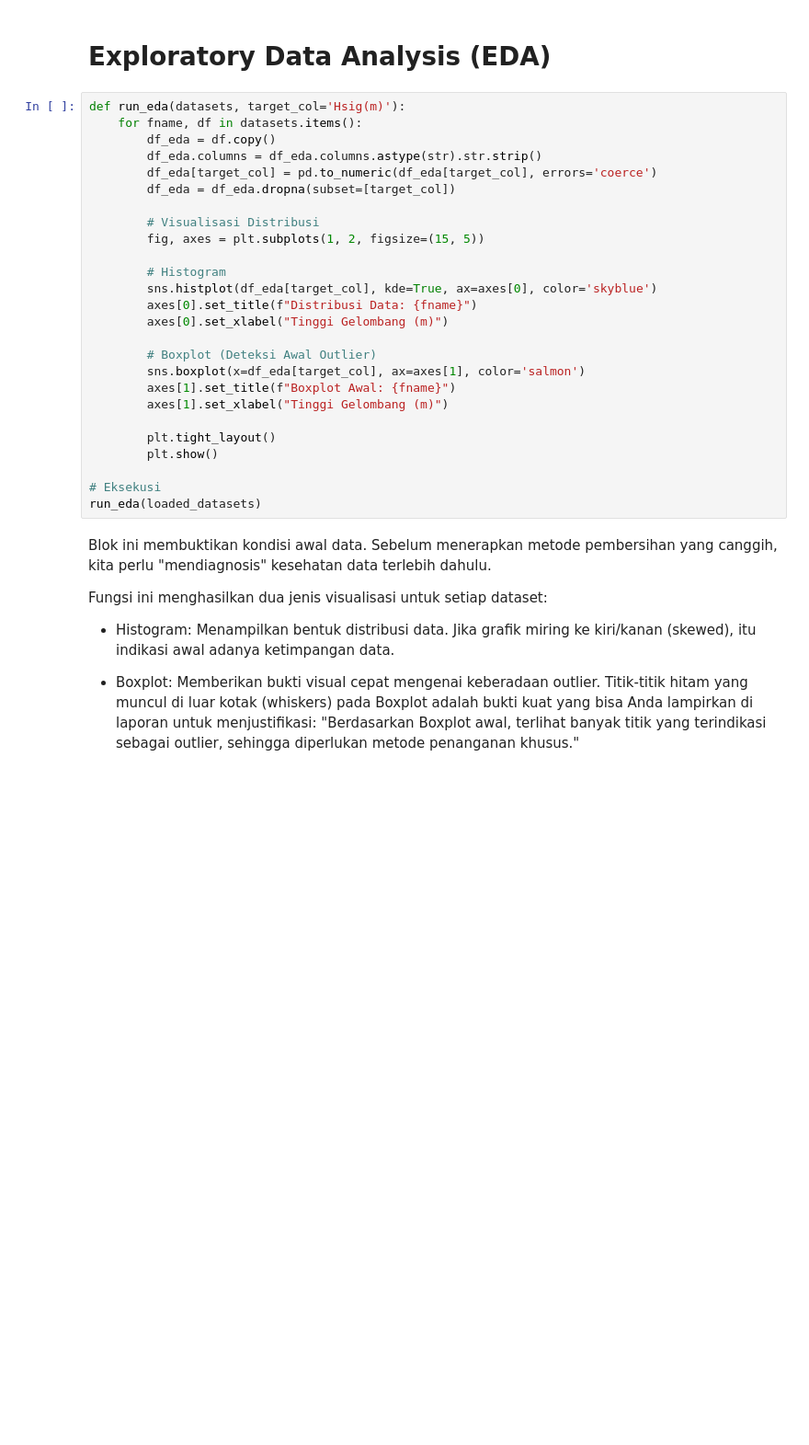
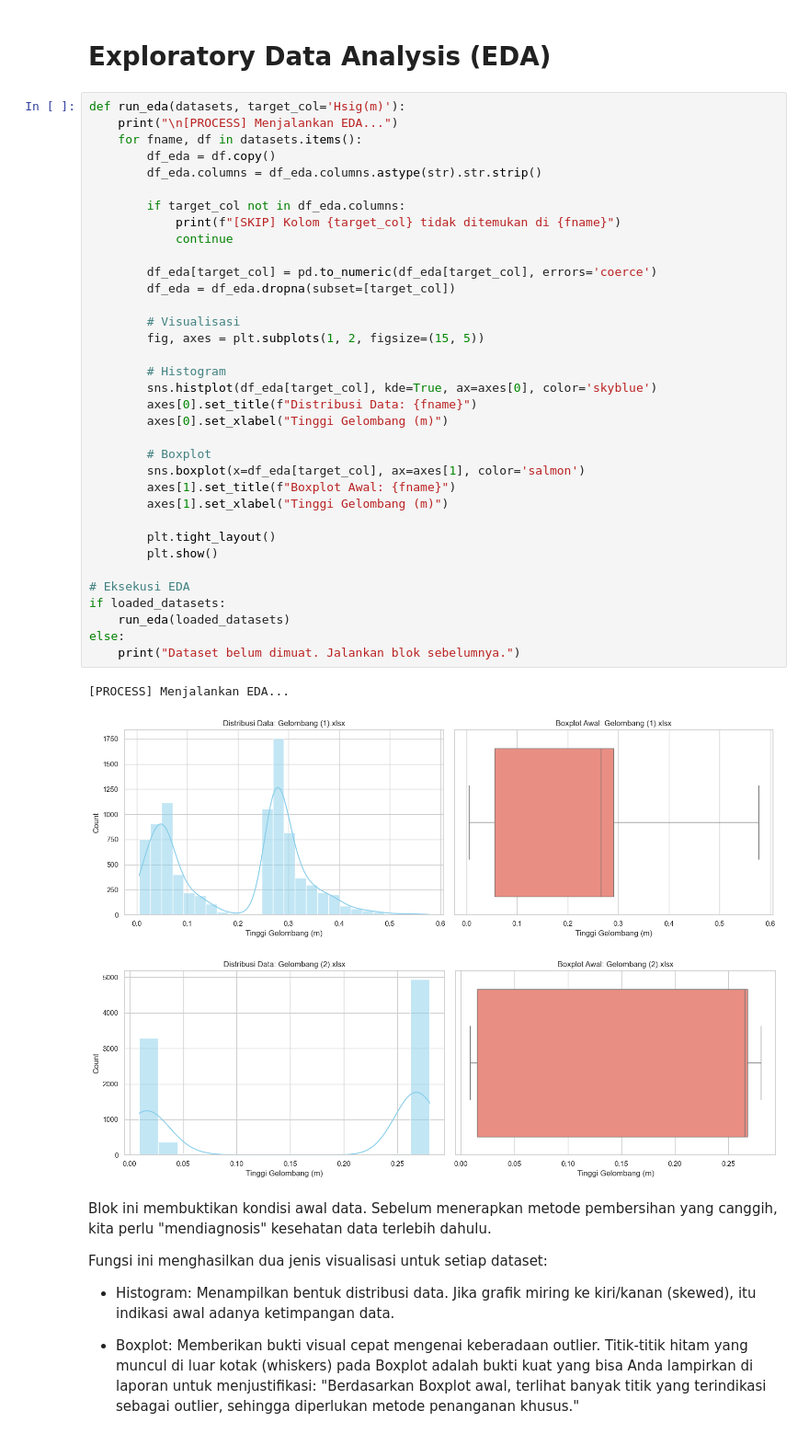
Before and after one commit to elkanajnrmanullang/TugasBesar_PenambanganData, a Jupyter notebook: main_analysis.ipynb, the cells around one changed output. Shown at 92% size. Drawn from its saved outputs; the diff is of its cells as text; blank space fills up the shorter version.

```diff
--- a/main_analysis.ipynb
+++ b/main_analysis.ipynb
@@ -62,30 +101,43 @@ Kode ini menggunakan teknik Smart Search, yaitu membaca 20 baris pertama secara
 # **Exploratory Data Analysis (EDA)**
 # %%
 def run_eda(datasets, target_col='Hsig(m)'):
+    print("\n[PROCESS] Menjalankan EDA...")
     for fname, df in datasets.items():
         df_eda = df.copy()
         df_eda.columns = df_eda.columns.astype(str).str.strip()
+
+        if target_col not in df_eda.columns:
+            print(f"[SKIP] Kolom {target_col} tidak ditemukan di {fname}")
+            continue
+
         df_eda[target_col] = pd.to_numeric(df_eda[target_col], errors='coerce')
         df_eda = df_eda.dropna(subset=[target_col])
 
-        # Visualisasi Distribusi
+        # Visualisasi
         fig, axes = plt.subplots(1, 2, figsize=(15, 5))
 
         # Histogram
         sns.histplot(df_eda[target_col], kde=True, ax=axes[0], color='skyblue')
         axes[0].set_title(f"Distribusi Data: {fname}")
         axes[0].set_xlabel("Tinggi Gelombang (m)")
 
-        # Boxplot (Deteksi Awal Outlier)
+        # Boxplot
         sns.boxplot(x=df_eda[target_col], ax=axes[1], color='salmon')
         axes[1].set_title(f"Boxplot Awal: {fname}")
         axes[1].set_xlabel("Tinggi Gelombang (m)")
 
         plt.tight_layout()
         plt.show()
 
-# Eksekusi
-run_eda(loaded_datasets)
+# Eksekusi EDA
+if loaded_datasets:
+    run_eda(loaded_datasets)
+else:
+    print("Dataset belum dimuat. Jalankan blok sebelumnya.")
+# %% [output]
+[PROCESS] Menjalankan EDA...
+[figure, added]
+[figure, added]
 # %% [markdown]
 Blok ini membuktikan kondisi awal data. Sebelum menerapkan metode pembersihan yang canggih, kita perlu "mendiagnosis" kesehatan data terlebih dahulu.
 
```
Also changed, not shown: parts of 5 cells of this notebook, 2 other files.
